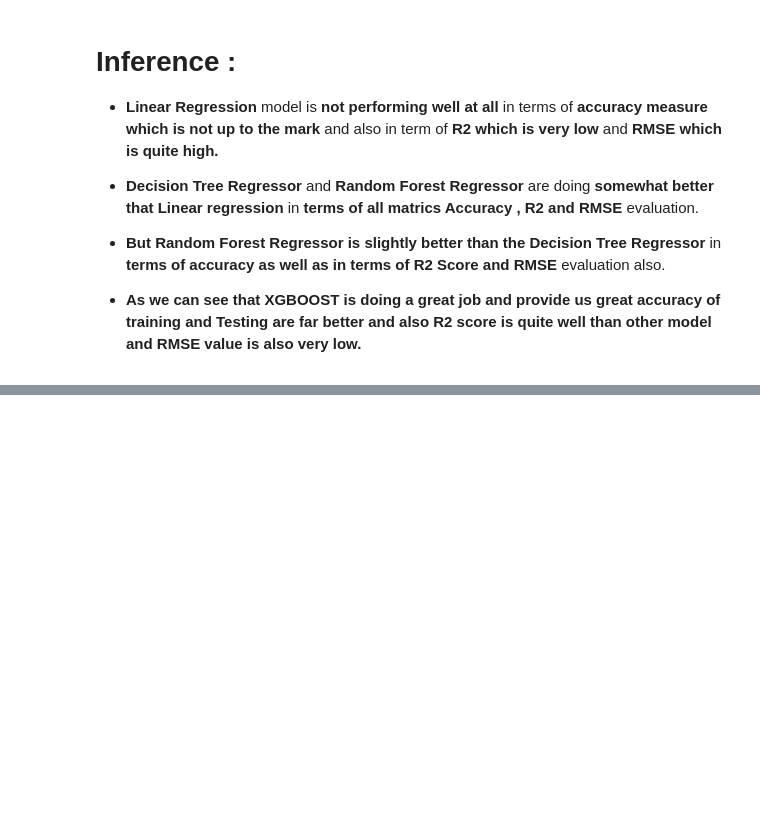
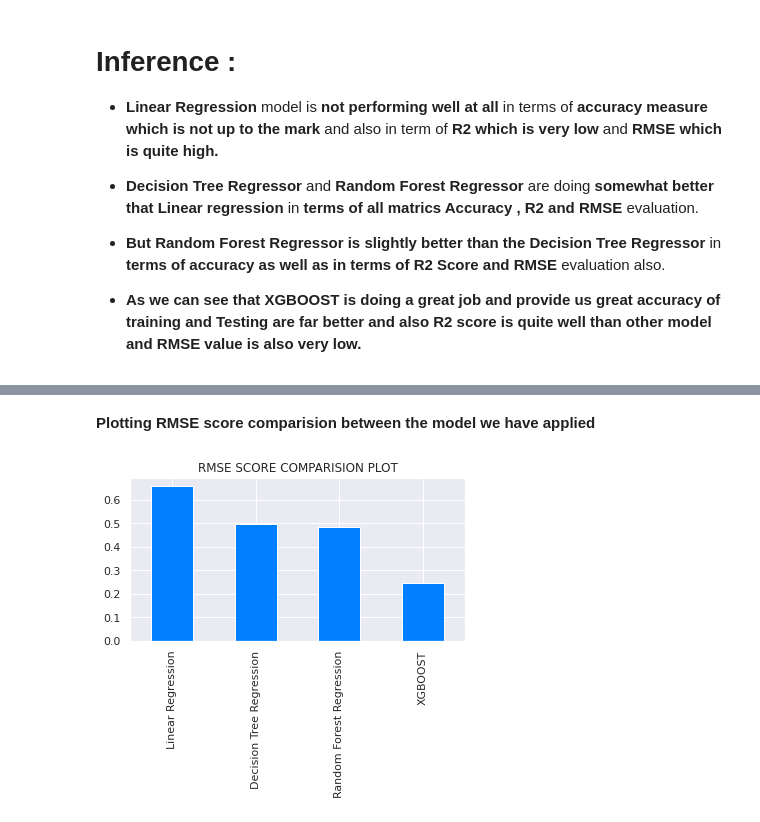
Before and after one commit to dsankush/NYC-Taxi-Trip-Time-Prediction, a Jupyter notebook: NYC_Taxi_Trip_Time_Prediction_Capstone_Project.ipynb, the cells around one changed output, grey strips where cells are left out. Cells and saved outputs as stored; diff of their text form; code cells hidden in the pictures; blank space fills up the shorter version.

```diff
--- a/NYC_Taxi_Trip_Time_Prediction_Capstone_Project.ipynb
+++ b/NYC_Taxi_Trip_Time_Prediction_Capstone_Project.ipynb
@@ -1755,0 +1855,8 @@ MSE_score_plot(total_result_1.index, total_result_1)
+# %% [markdown]
+**Plotting RMSE score comparision between the model we have applied**
+# %%
+# Using our defined funtion that will plot RMSE score bar chart for us.
+
+RMSE_score_plot(final_result_2.index , final_result_2)
+# %% [output]
+[figure, added]
```
Also changed, not shown: parts of 21 cells of this notebook.
